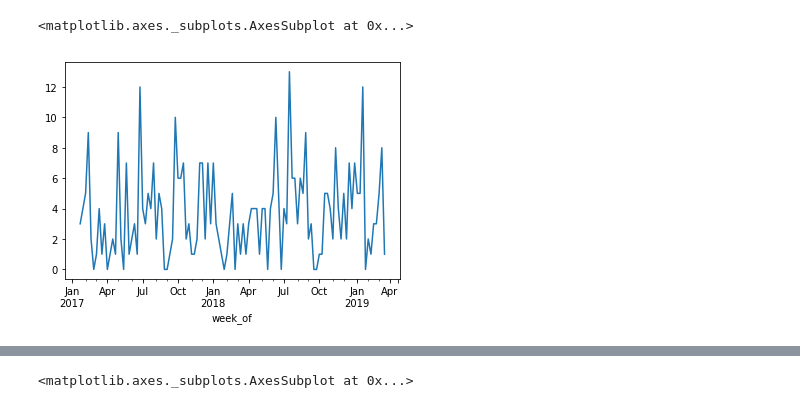
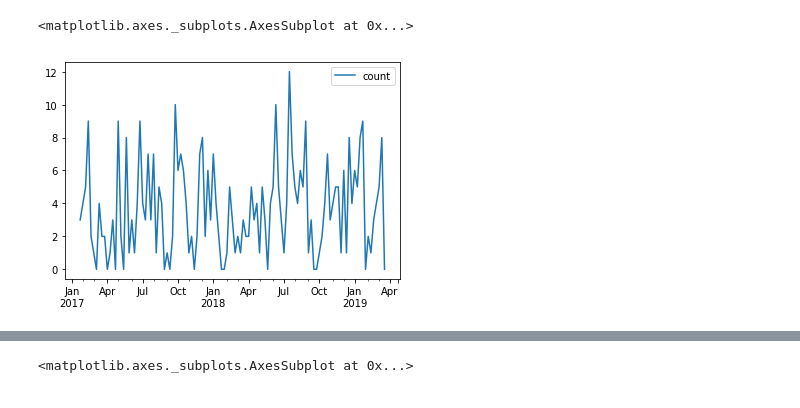
Before and after one commit to mng12689/predictit, a Jupyter notebook: Untitled.ipynb, the cells around one changed output, grey strips where cells are left out. Cells and saved outputs as stored; diff of their text form; code cells hidden in the pictures.

```diff
--- a/Untitled.ipynb
+++ b/Untitled.ipynb
@@ -22,10 +59,8 @@ def bucketed(time_bucket):
-# %%
-# number of fake news tweets per week
-df["week_of"] = pd.to_datetime(df['created_at']) - pd.to_timedelta(7, unit='d')
-tweets_per_week = df.groupby([pd.Grouper(key='week_of', freq='W-MON')]).size()
-tweets_per_week.columns = ["n"]
-tweets_per_week.plot()
-# %% [output]
-<matplotlib.axes._subplots.AxesSubplot at 0x...>
-[figure, removed]
+# %%
+# number of fake news tweets per week
+tweets_per_week = bucketed(df, '7D')
+tweets_per_week.plot()
+# %% [output]
+<matplotlib.axes._subplots.AxesSubplot at 0x...>
+[figure, added]
 # %%
```
Also changed, not shown: parts of 28 cells of this notebook.
